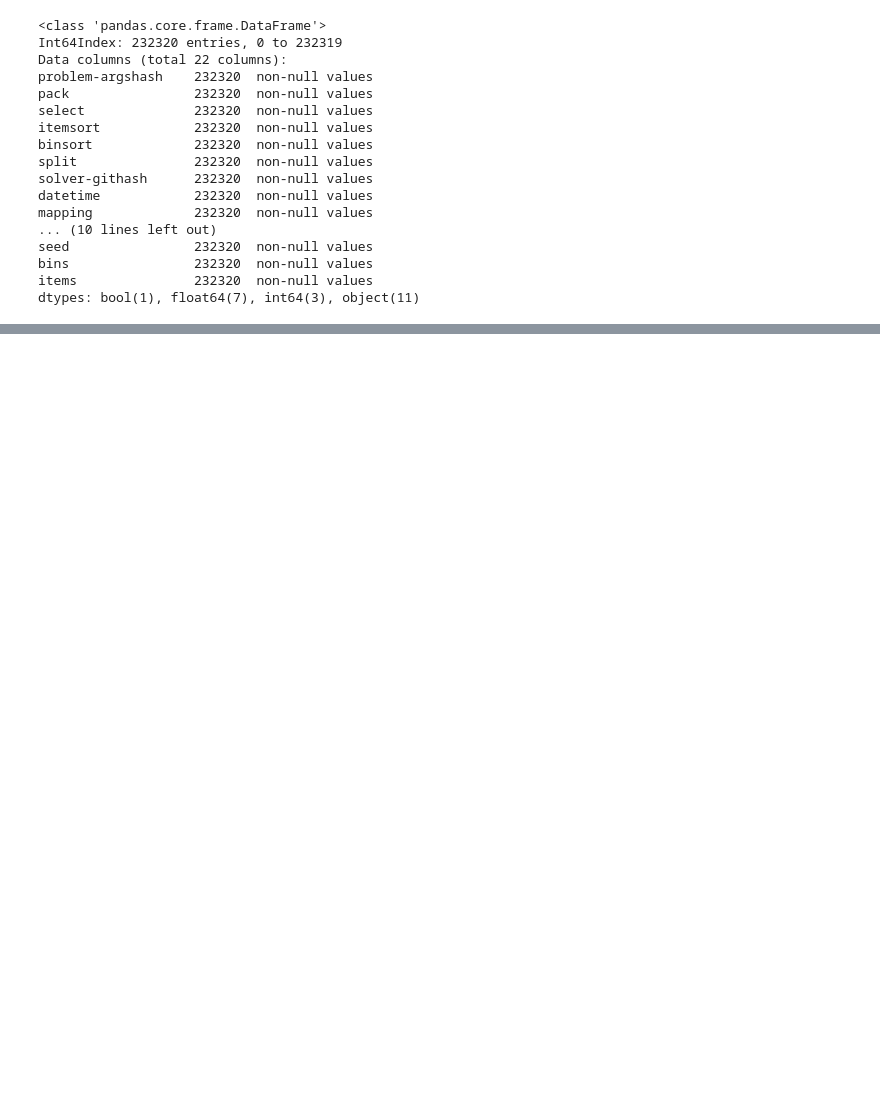
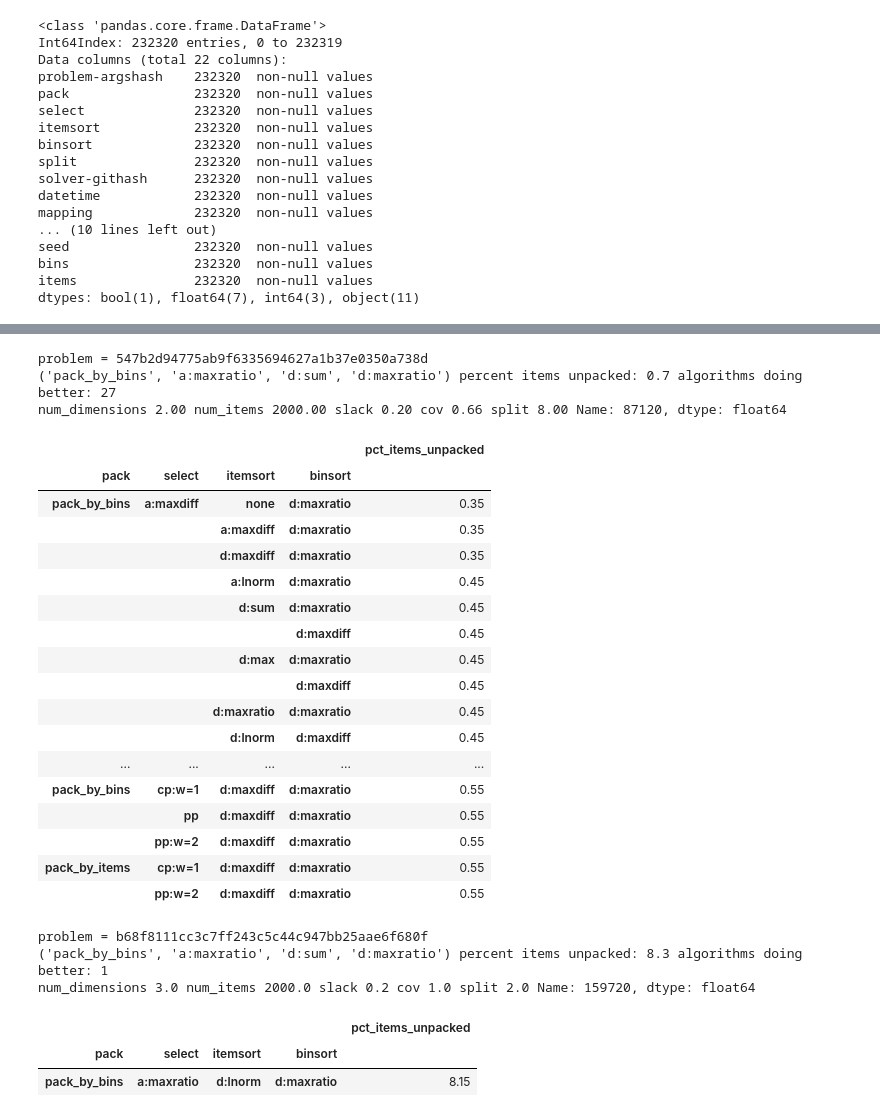
Before and after one commit to marklee77/notebooks, a Jupyter notebook: Vector Packing Experiment 1 Results.ipynb, the cells around one changed output, grey strips where cells are left out. Saved outputs shown, nothing was run; the diff lists cells and outputs as text; code cells hidden in the pictures; blank space fills up the shorter version.

```diff
--- a/Vector Packing Experiment 1 Results.ipynb
+++ b/Vector Packing Experiment 1 Results.ipynb
@@ -388,0 +200,42 @@ for result in sorted(results, key=lambda x: x['split']):
+# %%
+output = ''
+for value, group in data.groupby('problem-argshash'):
+    valgroup = group.groupby(algorithm_variables)
+    temp_df = pd.DataFrame({ 'pct_items_unpacked' : valgroup.apply(lambda x: 100.0 * sum(x['failcount']) / sum(x['num_items']))})
+    favored_pct_items_unpacked = temp_df.loc[favored_algo_index]['pct_items_unpacked']
+    output_df = temp_df[temp_df['pct_items_unpacked'] < favored_pct_items_unpacked].sort(columns='pct_items_unpacked')
+    if len(output_df) > 0:
+        output += '<h3>problem = ' + str(value) + '</h3>'
+        output += '<p>' + str(favored_algo_index) + ' percent items unpacked: ' + str(favored_pct_items_unpacked)
+        output += ' algorithms doing better: ' + str(len(output_df)) + '</p>'
+        output += str(pd.DataFrame(data[data['problem-argshash'] == value][independent_variables]).iloc[0])
+        output += output_df.to_html()
+HTML(output)
+# %% [output]
+problem = 547b2d94775ab9f6335694627a1b37e0350a738d
+('pack_by_bins', 'a:maxratio', 'd:sum', 'd:maxratio') percent items unpacked: 0.7 algorithms doing better: 27
+num_dimensions 2.00 num_items 2000.00 slack 0.20 cov 0.66 split 8.00 Name: 87120, dtype: float64
+|  |  |  |  | pct_items_unpacked |
+| pack | select | itemsort | binsort |  |
+| pack_by_bins | a:maxdiff | none | d:maxratio | 0.35 |
+|  |  | a:maxdiff | d:maxratio | 0.35 |
+|  |  | d:maxdiff | d:maxratio | 0.35 |
+|  |  | a:lnorm | d:maxratio | 0.45 |
+|  |  | d:sum | d:maxratio | 0.45 |
+|  |  |  | d:maxdiff | 0.45 |
+|  |  | d:max | d:maxratio | 0.45 |
+|  |  |  | d:maxdiff | 0.45 |
+|  |  | d:maxratio | d:maxratio | 0.45 |
+|  |  | d:lnorm | d:maxdiff | 0.45 |
+| ... | ... | ... | ... | ... |
+| pack_by_bins | cp:w=1 | d:maxdiff | d:maxratio | 0.55 |
+|  | pp | d:maxdiff | d:maxratio | 0.55 |
+|  | pp:w=2 | d:maxdiff | d:maxratio | 0.55 |
+| pack_by_items | cp:w=1 | d:maxdiff | d:maxratio | 0.55 |
+|  | pp:w=2 | d:maxdiff | d:maxratio | 0.55 |
+problem = b68f8111cc3c7ff243c5c44c947bb25aae6f680f
+('pack_by_bins', 'a:maxratio', 'd:sum', 'd:maxratio') percent items unpacked: 8.3 algorithms doing better: 1
+num_dimensions 3.0 num_items 2000.0 slack 0.2 cov 1.0 split 2.0 Name: 159720, dtype: float64
+|  |  |  |  | pct_items_unpacked |
+| pack | select | itemsort | binsort |  |
+| pack_by_bins | a:maxratio | d:lnorm | d:maxratio | 8.15 |
```
Also changed, not shown: parts of 18 cells of this notebook.
